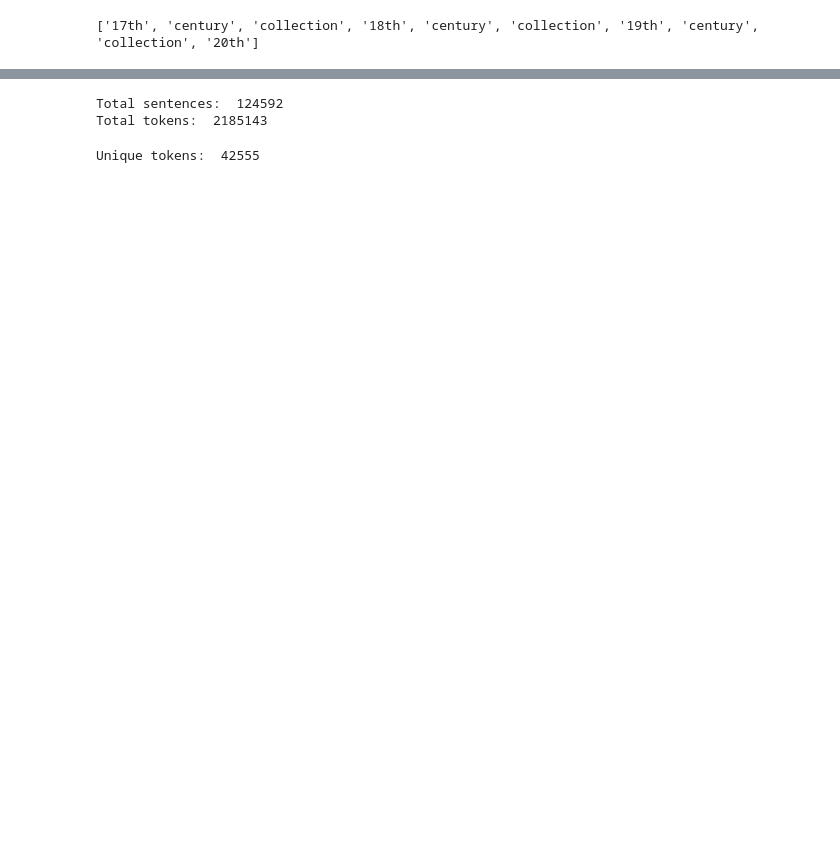
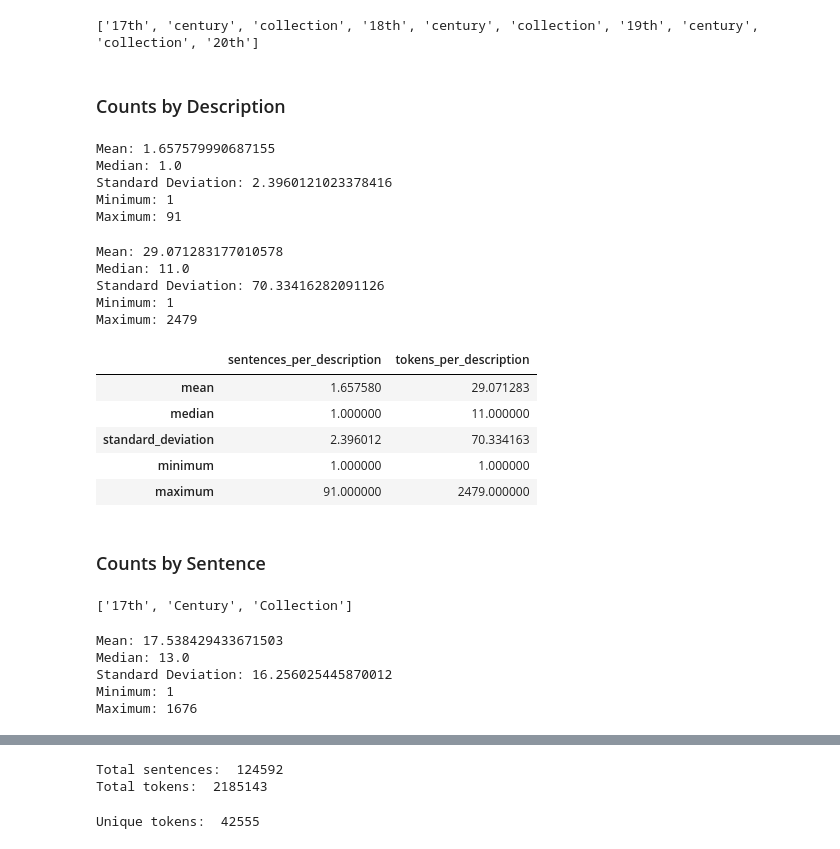
Before and after one commit to thegoose20/nusc, a Jupyter notebook: analysis_metadata.ipynb, the cells around one changed output, grey strips where cells are left out. Drawn from its saved outputs; the diff is of its cells as text; code cells hidden in the pictures; blank space fills up the shorter version.

```diff
--- a/analysis_metadata.ipynb
+++ b/analysis_metadata.ipynb
@@ -113,3 +125,64 @@ tokens_flat_lower = [t.lower() for token_list in tokens for t in token_list]
 print(tokens_flat_lower[:10])
 # %% [output]
 ['17th', 'century', 'collection', '18th', 'century', 'collection', '19th', 'century', 'collection', '20th']
+# %% [markdown]
+### Counts by Description
+# %%
+sentence_counts = [len(sentence_list) for sentence_list in sentences]  # count of sentences per description
+print("Mean:", np.mean(sentence_counts))
+print("Median:", np.median(sentence_counts))
+print("Standard Deviation:", np.std(sentence_counts))
+print("Minimum:", np.min(sentence_counts))
+print("Maximum:", np.max(sentence_counts))
+# %% [output]
+Mean: 1.657579990687155
+Median: 1.0
+Standard Deviation: 2.3960121023378416
+Minimum: 1
+Maximum: 91
+# %%
+token_counts = [len(token_list) for token_list in tokens]  # count of tokens per description
+print("Mean:", np.mean(token_counts))
+print("Median:", np.median(token_counts))
+print("Standard Deviation:", np.std(token_counts))
+print("Minimum:", np.min(token_counts))
+print("Maximum:", np.max(token_counts))
+# %% [output]
+Mean: 29.071283177010578
+Median: 11.0
+Standard Deviation: 70.33416282091126
+Minimum: 1
+Maximum: 2479
+# %%
+df_by_desc = pd.DataFrame({
+    "sentences_per_description":[np.mean(sentence_counts), np.median(sentence_counts), np.std(sentence_counts), np.min(sentence_counts), np.max(sentence_counts)],
+    "tokens_per_description":[np.mean(token_counts), np.median(token_counts), np.std(token_counts), np.min(token_counts), np.max(token_counts)]
+}, index=["mean", "median", "standard_deviation", "minimum", "maximum"])
+df_by_desc
+# %% [output]
+|  | sentences_per_description | tokens_per_description |
+| mean | 1.657580 | 29.071283 |
+| median | 1.000000 | 11.000000 |
+| standard_deviation | 2.396012 | 70.334163 |
+| minimum | 1.000000 | 1.000000 |
+| maximum | 91.000000 | 2479.000000 |
+# %% [markdown]
+### Counts by Sentence
+# %%
+tokens_by_sentence = [word_tokenize(s) for sentence_list in sentences for s in sentence_list]
+print(tokens_by_sentence[0])
+# %% [output]
+['17th', 'Century', 'Collection']
+# %%
+token_counts_by_sentence = [len(token_list) for token_list in tokens_by_sentence]
+print("Mean:", np.mean(token_counts_by_sentence))
+print("Median:", np.median(token_counts_by_sentence))
+print("Standard Deviation:", np.std(token_counts_by_sentence))
+print("Minimum:", np.min(token_counts_by_sentence))
+print("Maximum:", np.max(token_counts_by_sentence))
+# %% [output]
+Mean: 17.538429433671503
+Median: 13.0
+Standard Deviation: 16.256025445870012
+Minimum: 1
+Maximum: 1676
```
Also changed, not shown: parts of 26 cells of this notebook.
